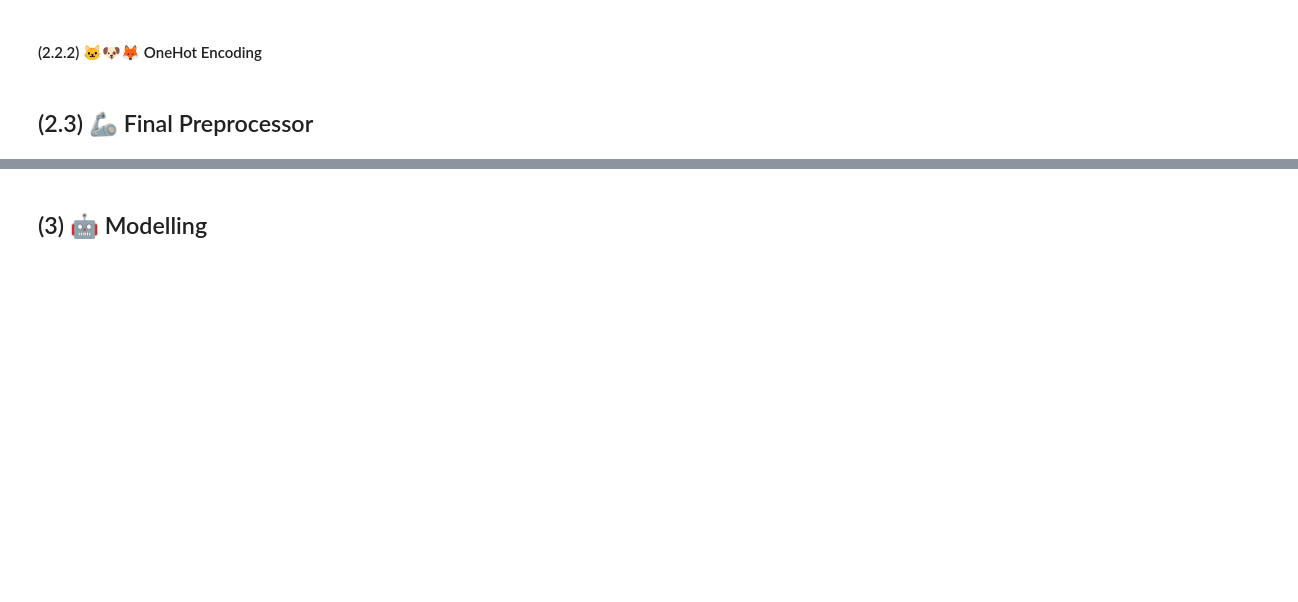
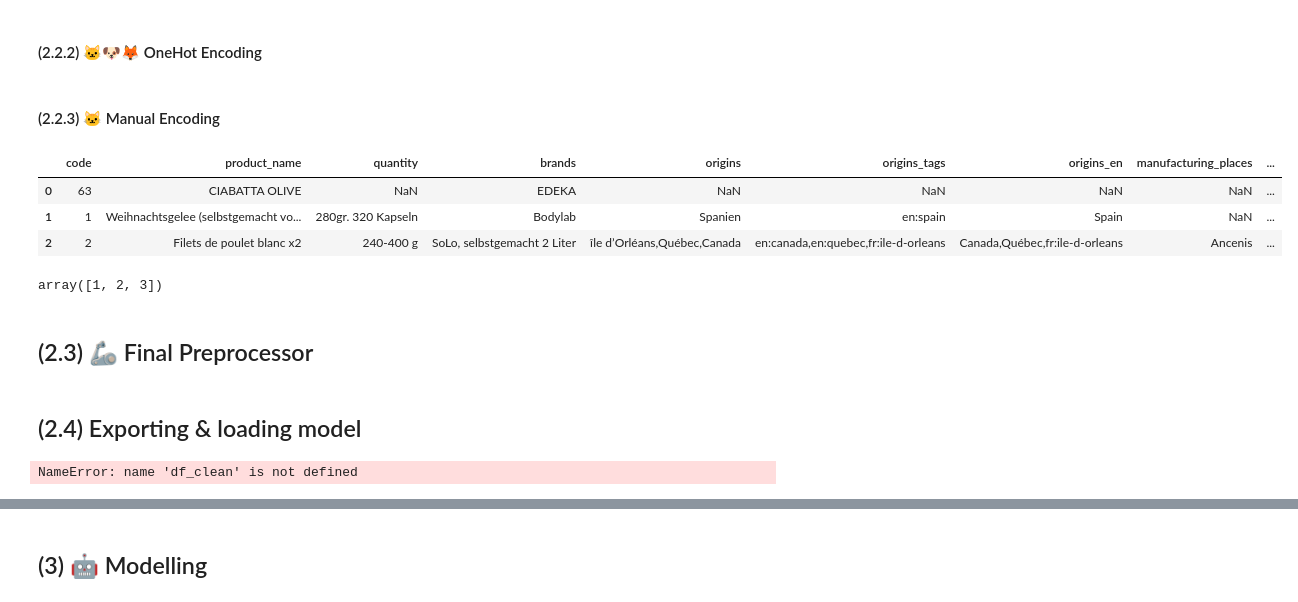
Before and after one commit to YvicPDL/Y-TRUST, a Jupyter notebook: notebooks/20250609 data exploration.ipynb, the cells around one changed output, grey strips where cells are left out. Drawn from its saved outputs; the diff is of its cells as text; code cells hidden in the pictures; blank space fills up the shorter version.

```diff
--- a/notebooks/20250609 data exploration.ipynb
+++ b/notebooks/20250609 data exploration.ipynb
@@ -248,0 +425,8 @@ df_country.shape
+# %%
+# dropouts : removing rows with no countries information even after preprocessing
+
+df_clean = df_cleaned_countries.dropna(subset=["countries"])
+# %%
+#dropout: removing rows with no product_name
+
+df_clean = df_clean.dropna(subset = ["product_name"])
@@ -257,4 +494,56 @@ df_country.shape
 # %% [markdown]
 #### (2.2.2) 🐱🐶🦊 OneHot Encoding
+# %% [markdown]
+#### (2.2.3) 🐱 Manual Encoding
+# %%
+eu_countries = ["Austria",
+"Belgium",
+"Bulgaria",
+"Croatia",
+"Cyprus",
+"Czech Republic",
+"Denmark",
+"Estonia",
+"Finland",
+"Germany",
+"Greece",
+"Hungary",
+"Ireland",
+"Italy",
+"Latvia",
+"Lithuania",
+"Luxembourg",
+"Malta",
+"Netherlands",
+"Poland",
+"Portugal",
+"Romania",
+"Slovakia",
+"Slovenia",
+"Spain",
+"Sweden"]
+# %%
+#later improve with country_final based on cleaning
+
+df_clean["country_code"] = df_clean["countries_en"].apply(lambda x: 1 if x == "France" else 2 if x in eu_countries else 3)
+
+df_clean.head(3)
+# %% [output]
+|  | code | product_name | quantity | brands | origins | origins_tags | origins_en | manufacturing_places | ... |
+| 0 | 63 | CIABATTA OLIVE | NaN | EDEKA | NaN | NaN | NaN | NaN | ... |
+| 1 | 1 | Weihnachtsgelee (selbstgemacht vo... | 280gr. 320 Kapseln | Bodylab | Spanien | en:spain | Spain | NaN | ... |
+| 2 | 2 | Filets de poulet blanc x2 | 240-400 g | SoLo, selbstgemacht 2 Liter | île d’Orléans,Québec,Canada | en:canada,en:quebec,fr:ile-d-orleans | Canada,Québec,fr:ile-d-orleans | Ancenis | ... |
+# %%
+df_clean["country_code"].unique()
+# %% [output]
+array([1, 2, 3])
 # %% [markdown]
 ## (2.3) 🦾 Final Preprocessor
+# %% [markdown]
+## (2.4)  Exporting & loading model
+# %%
+# extracting cleaned data set in CSV
+
+df_clean.to_csv("open_food_df_clean.csv", sep="\t", index=False, encoding="utf-8")
+# %% [output]
+NameError: name 'df_clean' is not defined
```
Also changed, not shown: parts of 53 cells of this notebook.
